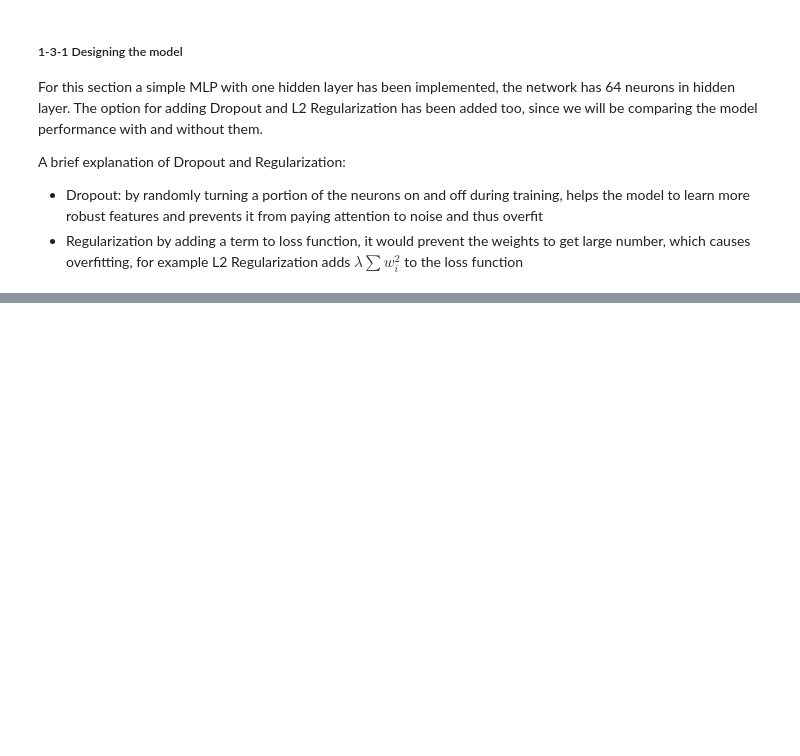
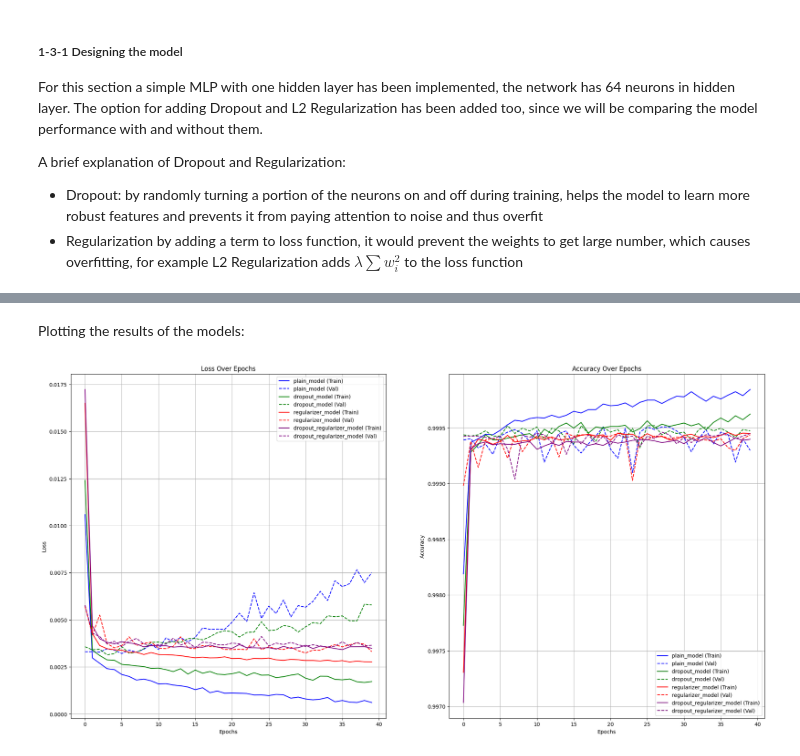
Before and after one commit to SMani24/Neural-Network-and-Deep-Learning, a Jupyter notebook: CA1/Q1/Q1.ipynb, the cells around one changed output, grey strips where cells are left out. Cells and saved outputs as stored; diff of their text form; code cells hidden in the pictures; blank space fills up the shorter version.

```diff
--- a/CA1/Q1/Q1.ipynb
+++ b/CA1/Q1/Q1.ipynb
@@ -184,7 +184,7 @@ from tensorflow.keras import layers, regularizers
 
 input_columns = x_train.shape[1]
 
-def create_mlp(dropout_rate=None, l2_regularization=None):
+def create_model(dropout_rate=None, l2_regularization=None):
     model = keras.Sequential()
 
     if l2_regularization:
@@ -214,0 +304,38 @@ def create_mlp(dropout_rate=None, l2_regularization=None):
+# %% [markdown]
+Plotting the results of the models:
+# %%
+import matplotlib.pyplot as plt
+
+colors = {
+    "plain_model": "blue",
+    "dropout_model": "green",
+    "regularizer_model": "red",
+    "dropout_regularizer_model": "purple"
+}
+
+plt.figure(figsize=(24, 12))
+plt.subplot(1, 2, 1)
+for model_name, records in model_data.items():
+    plt.plot(records.history["loss"], linestyle='-', label=f"{model_name} (Train)", color=colors[model_name])
+    plt.plot(records.history["val_loss"], linestyle="--", label=f"{model_name} (Val)", color=colors[model_name])
+
+plt.xlabel("Epochs")
+plt.ylabel("Loss")
+plt.title("Loss Over Epochs")
+plt.legend()
+plt.grid()
+
+plt.subplot(1, 2, 2)
+for model_name, records in model_data.items():
+    plt.plot(records.history["accuracy"], linestyle='-', label=f"{model_name} (Train)", color=colors[model_name])
+    plt.plot(records.history["val_accuracy"], linestyle="--", label=f"{model_name} (Val)", color=colors[model_name])
+
+plt.xlabel("Epochs")
+plt.ylabel("Accuracy")
+plt.title("Accuracy Over Epochs")
+plt.legend()
+plt.grid()
+
+plt.show()
+# %% [output]
+[figure, added]
```
Also changed, not shown: parts of 16 cells of this notebook.
